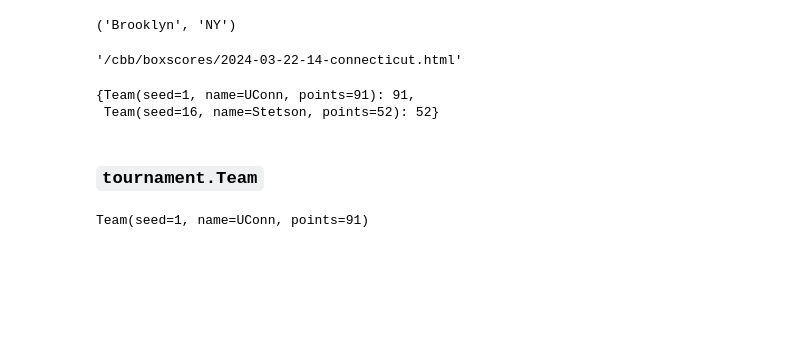
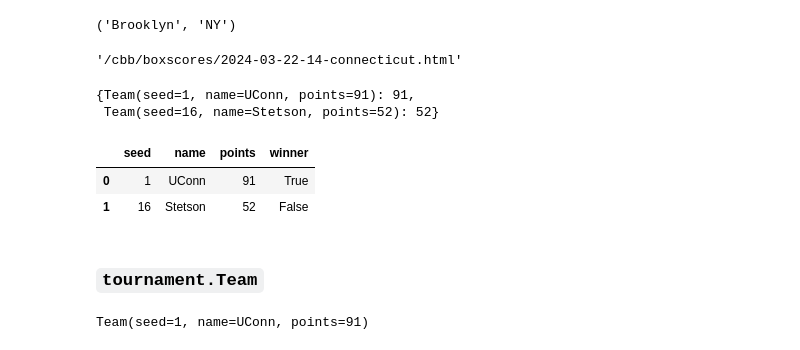
Before and after one commit to JacobLee23/sports-reference, a Jupyter notebook: notebooks/cbb/postseason.ipynb, the cells around one changed output. Drawn from its saved outputs; the diff is of its cells as text; code cells hidden in the pictures; blank space fills up the shorter version.

```diff
--- a/notebooks/cbb/postseason.ipynb
+++ b/notebooks/cbb/postseason.ipynb
@@ -134,6 +190,12 @@ game.score
 # %% [output]
 {Team(seed=1, name=UConn, points=91): 91,
  Team(seed=16, name=Stetson, points=52): 52}
+# %%
+game.dataframe()
+# %% [output]
+|  | seed | name | points | winner |
+| 0 | 1 | UConn | 91 | True |
+| 1 | 16 | Stetson | 52 | False |
 # %% [markdown]
 ### `tournament.Team`
 # %%
```
Also changed, not shown: parts of 4 cells of this notebook, 1 other file.
